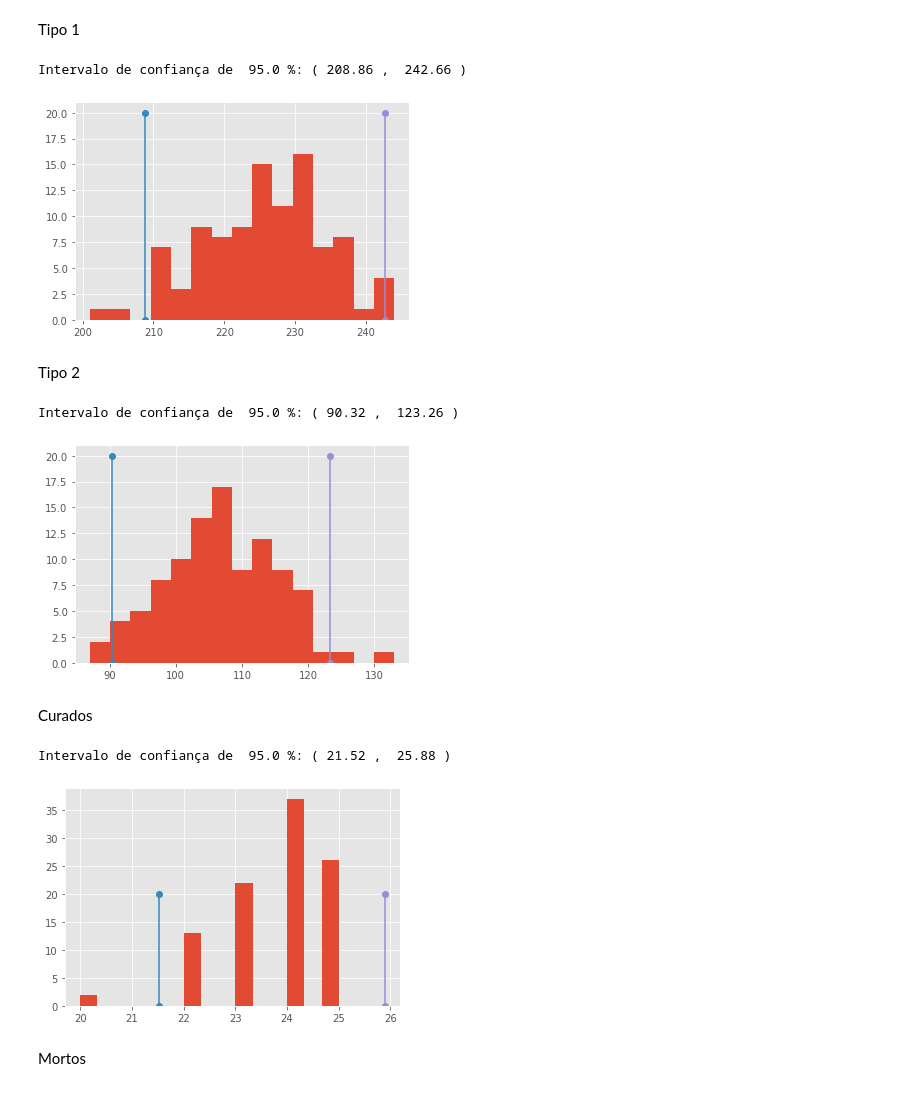
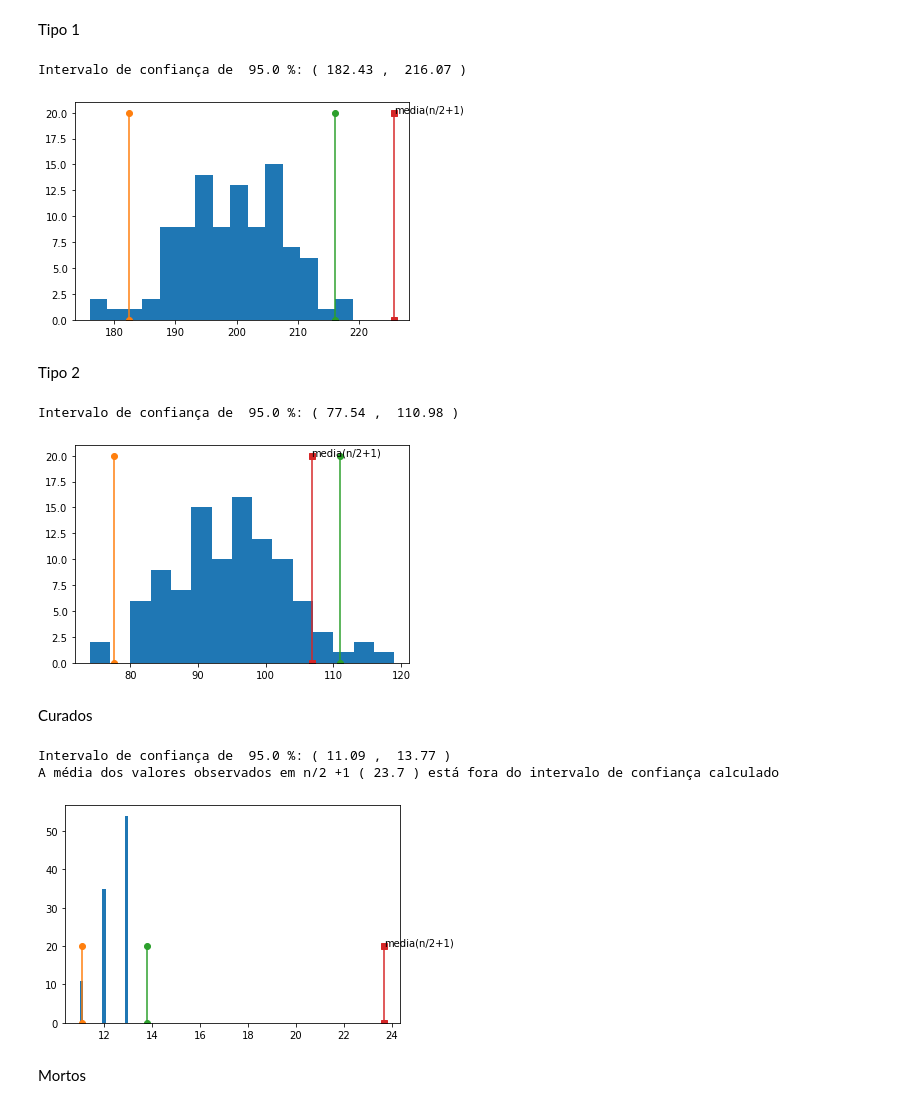
Before and after one commit to eduardodut/Trabalho_final_estatistica_cd, a Jupyter notebook: Trabalho_08 .ipynb, the cells around one changed output. Drawn from its saved outputs; the diff is of its cells as text; code cells hidden in the pictures.

```diff
--- a/Trabalho_08 .ipynb
+++ b/Trabalho_08 .ipynb
@@ -973,21 +975,30 @@ conf_interval = 0.95 #@param {type:"slider", min:0, max:1, step:0.01}
 
 
 
-def histograma_intervalo_confianca(serie, n_bins =n_bins , conf_interval = conf_interval):
+def histograma_intervalo_confianca(serie, serie_posterior, n_bins= n_bins , conf_interval = conf_interval):
   plt.figure()
   _ = plt.hist(serie,  bins=n_bins)
 
   sigma= serie.std()
   mean= serie.mean()
+  media_serie_posterior = serie_posterior.mean()
   ci = scipy.stats.norm.interval(conf_interval, loc=mean, scale=sigma)
   print("Intervalo de confiança de ", round(conf_interval*100,2), "%: (", round(ci[0],2),", ", round(ci[1],2),")")
+  if media_serie_posterior < ci[1] and media_serie_posterior > ci[0]:
+    print("A média dos valores observados em n/2 +1 (",media_serie_posterior, ") está dentro do intervalo de confiança calculado")
+  else:
+    print("A média dos valores observados em n/2 +1 (",media_serie_posterior, ") está fora do intervalo de confiança calculado")
 
-  # cnfidence interval left line
+  # confidence interval left line
   one_x12, one_y12 = [ci[0],ci[0]], [0, 20]
-  # cnfidence interval right line
+  # confidence interval right line
   two_x12, two_y12 = [ci[1],ci[1]], [0, 20]
+  # valor posterior
+  three_x12, three_y12 = [media_serie_posterior,media_serie_posterior], [0, 20]
 
   plt.plot(one_x12, one_y12, two_x12, two_y12, marker = 'o')
+  plt.plot(three_x12, three_y12, marker = 's')
+  plt.annotate("media(n/2+1)", (serie_posterior.mean(),20),)
 # %% [markdown]
 ###### **Chance de infeção: 30%**
 # %% [markdown]
@@ -1057,24 +1070,25 @@ Intervalo de confiança de  95.0 %: ( 7.46 ,  26.14 )
 # %% [markdown]
 Tipo 1
 # %%
-histograma_intervalo_confianca(dados_simulacoes_100["tipo1_n/2+1_pico"])
+histograma_intervalo_confianca(dados_simulacoes_100["tipo1_n/2_pico"], dados_simulacoes_100["tipo1_n/2+1_pico"])
 # %% [output]
-Intervalo de confiança de  95.0 %: ( 208.86 ,  242.66 )
+Intervalo de confiança de  95.0 %: ( 182.43 ,  216.07 )
-[figure, old version]
+[figure, new version]
 # %% [markdown]
 Tipo 2
 # %%
-histograma_intervalo_confianca(dados_simulacoes_100["tipo2_n/2+1_pico"])
+histograma_intervalo_confianca(dados_simulacoes_100["tipo2_n/2_pico"], dados_simulacoes_100["tipo2_n/2+1_pico"])
 # %% [output]
-Intervalo de confiança de  95.0 %: ( 90.32 ,  123.26 )
+Intervalo de confiança de  95.0 %: ( 77.54 ,  110.98 )
-[figure, old version]
+[figure, new version]
 # %% [markdown]
 Curados
 # %%
-histograma_intervalo_confianca(dados_simulacoes_100["curados_n/2+1_pico"])
+histograma_intervalo_confianca(dados_simulacoes_100["curados_n/2_pico"], dados_simulacoes_100["curados_n/2+1_pico"])
 # %% [output]
-Intervalo de confiança de  95.0 %: ( 21.52 ,  25.88 )
+Intervalo de confiança de  95.0 %: ( 11.09 ,  13.77 )
+A média dos valores observados em n/2 +1 ( 23.7 ) está fora do intervalo de confiança calculado
-[figure, old version]
+[figure, new version]
 # %% [markdown]
 Mortos
 # %%
```
Also changed, not shown: parts of 26 cells of this notebook.
